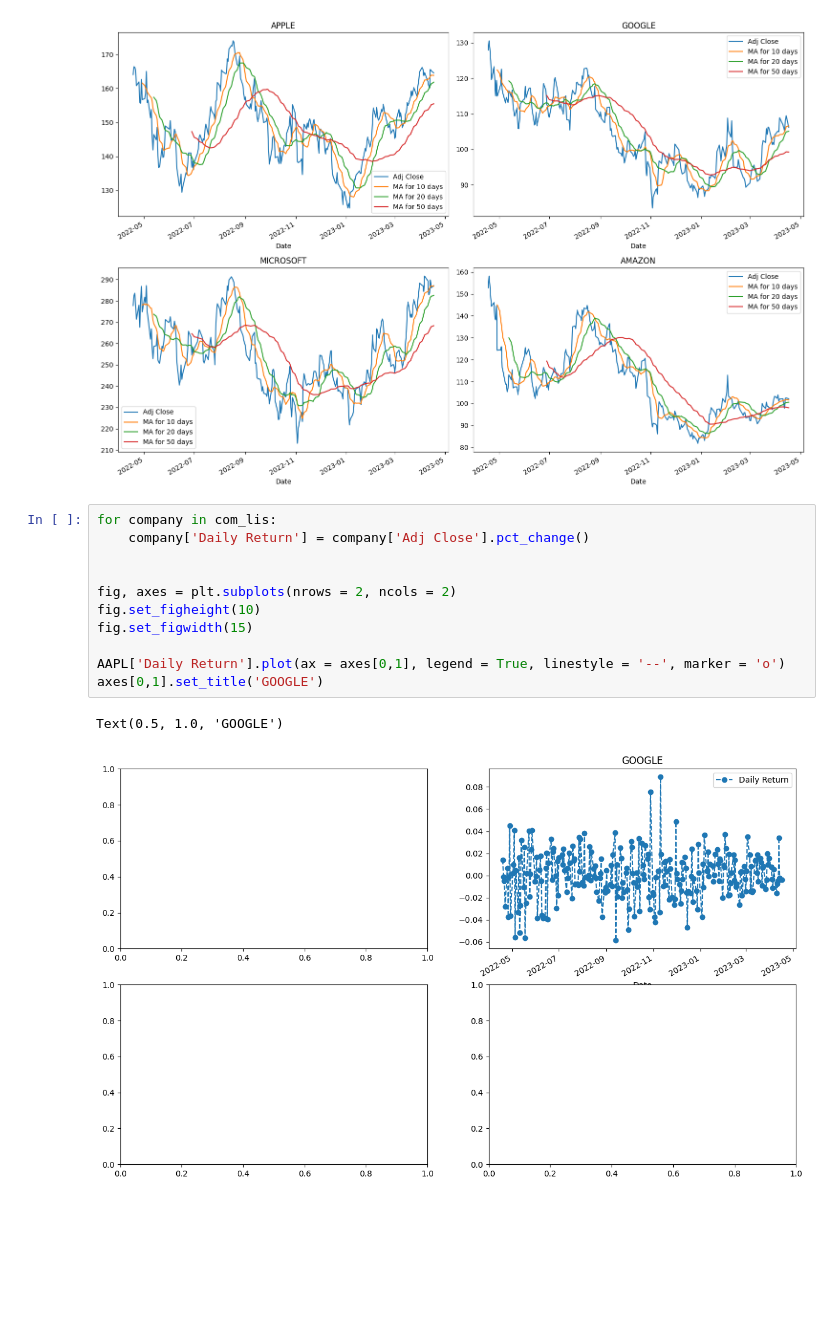
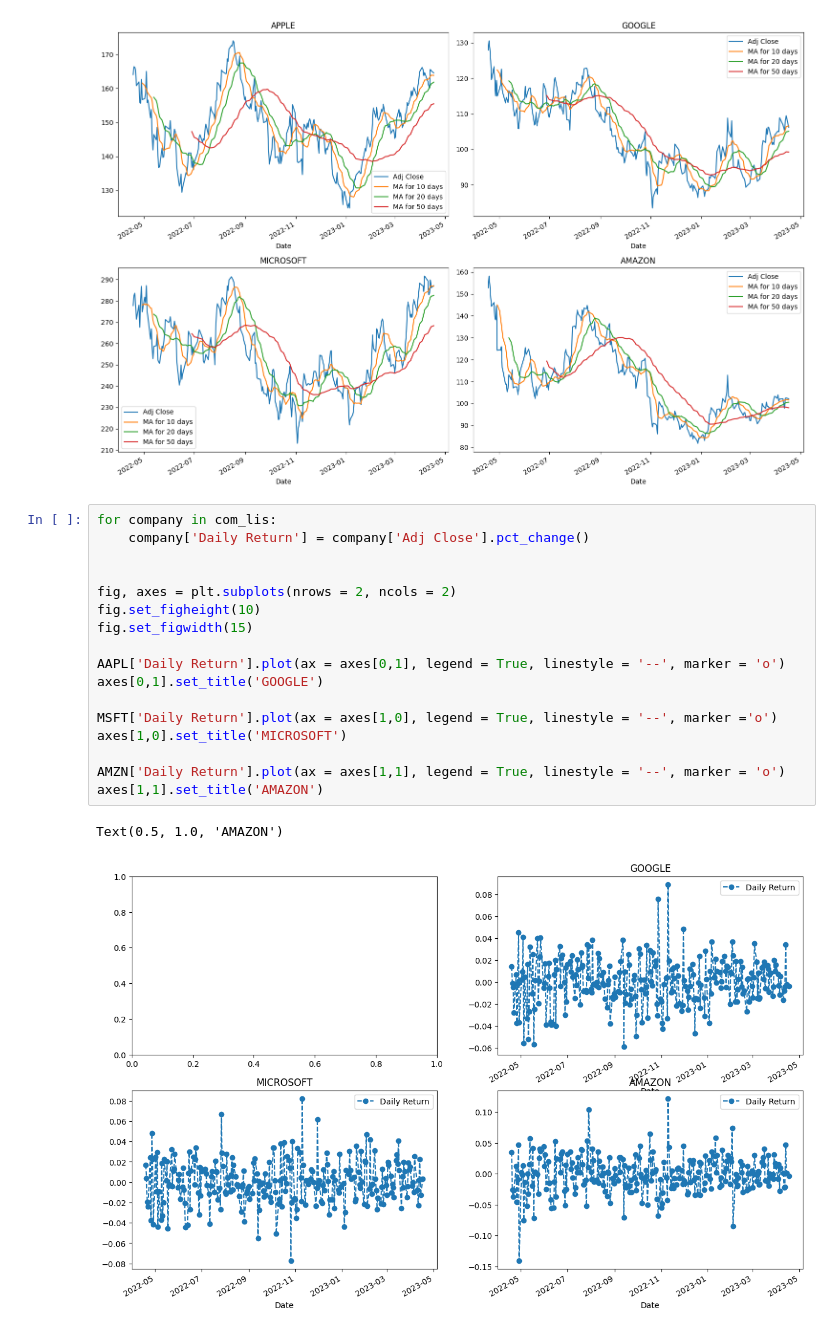
Before and after one commit to earo12/Stock-Market-Analysis, a Jupyter notebook: Stock_Market_Analysis.ipynb, the cells around one changed output. Drawn from its saved outputs; the diff is of its cells as text; blank space fills up the shorter version.

Commit message:
Added plot of Amazon

```diff
--- a/Stock_Market_Analysis.ipynb
+++ b/Stock_Market_Analysis.ipynb
@@ -131,14 +131,20 @@ fig.tight_layout()
 # %%
 for company in com_lis:
     company['Daily Return'] = company['Adj Close'].pct_change()
 
 
 fig, axes = plt.subplots(nrows = 2, ncols = 2)
 fig.set_figheight(10)
 fig.set_figwidth(15)
 
 AAPL['Daily Return'].plot(ax = axes[0,1], legend = True, linestyle = '--', marker = 'o')
 axes[0,1].set_title('GOOGLE')
+
+MSFT['Daily Return'].plot(ax = axes[1,0], legend = True, linestyle = '--', marker ='o')
+axes[1,0].set_title('MICROSOFT')
+
+AMZN['Daily Return'].plot(ax = axes[1,1], legend = True, linestyle = '--', marker = 'o')
+axes[1,1].set_title('AMAZON')
 # %% [output]
-Text(0.5, 1.0, 'GOOGLE')
+Text(0.5, 1.0, 'AMAZON')
-[figure, old version]
+[figure, new version]
```
